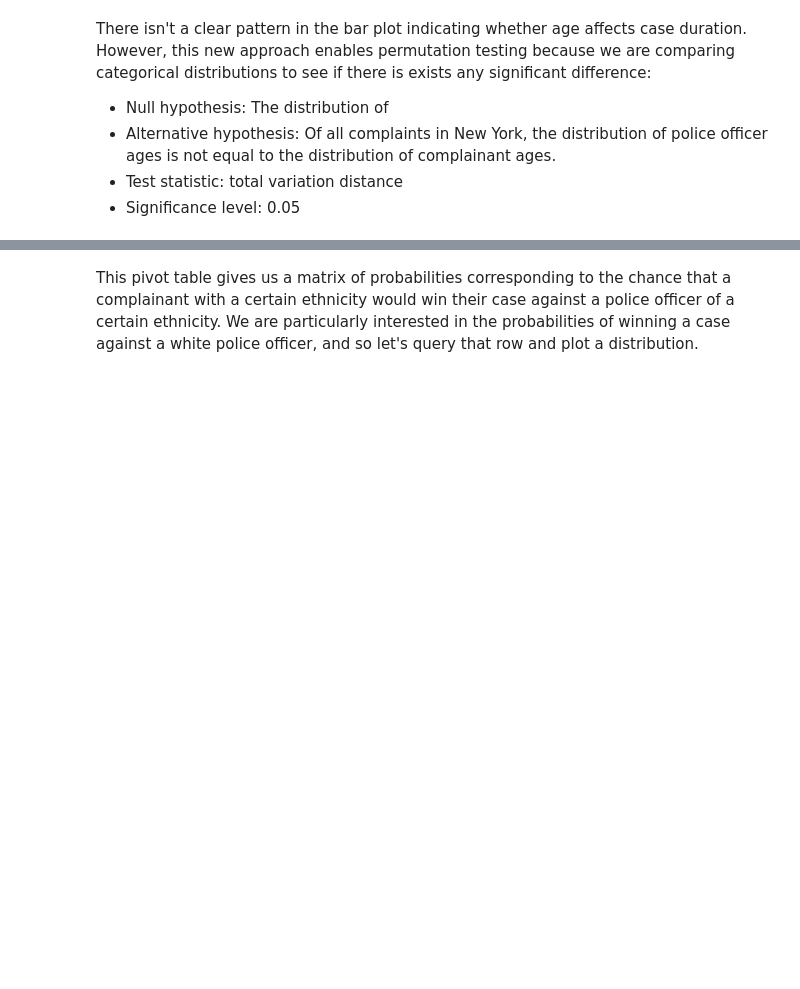
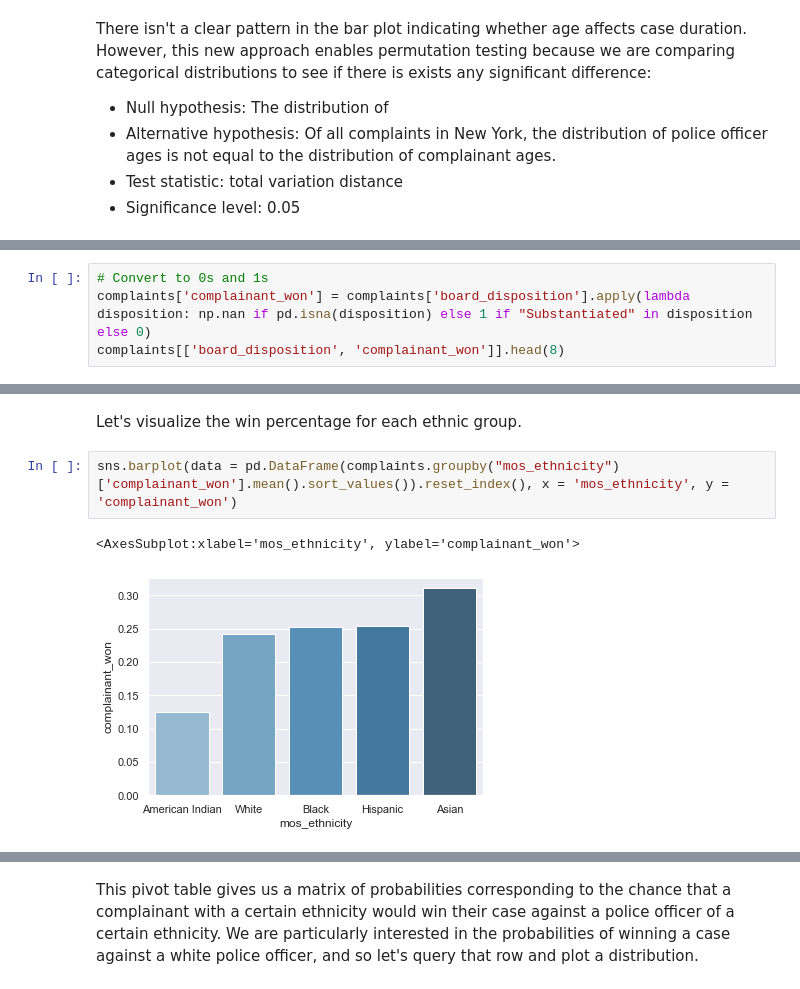
Before and after one commit to RyanHUNGry/nypd-civilian-complaints-EDA, a Jupyter notebook: notebook.ipynb, the cells around one changed output, grey strips where cells are left out. Cells and saved outputs as stored; diff of their text form; blank space fills up the shorter version.

```diff
--- a/notebook.ipynb
+++ b/notebook.ipynb
@@ -456,0 +428,4 @@ cleaned[['did_win_case', 'board_disposition']].head(15)
+# %%
+# Convert to 0s and 1s
+complaints['complainant_won'] = complaints['board_disposition'].apply(lambda disposition: np.nan if pd.isna(disposition) else 1 if "Substantiated" in disposition else 0)
+complaints[['board_disposition', 'complainant_won']].head(8)
@@ -456,0 +442,7 @@ cleaned[['did_win_case', 'board_disposition']].head(15)
+# %% [markdown]
+Let's visualize the win percentage for each ethnic group.
+# %%
+sns.barplot(data = pd.DataFrame(complaints.groupby("mos_ethnicity")['complainant_won'].mean().sort_values()).reset_index(), x = 'mos_ethnicity', y = 'complainant_won')
+# %% [output]
+<AxesSubplot:xlabel='mos_ethnicity', ylabel='complainant_won'>
+[figure, added]
```
Also changed, not shown: parts of 26 cells of this notebook.
